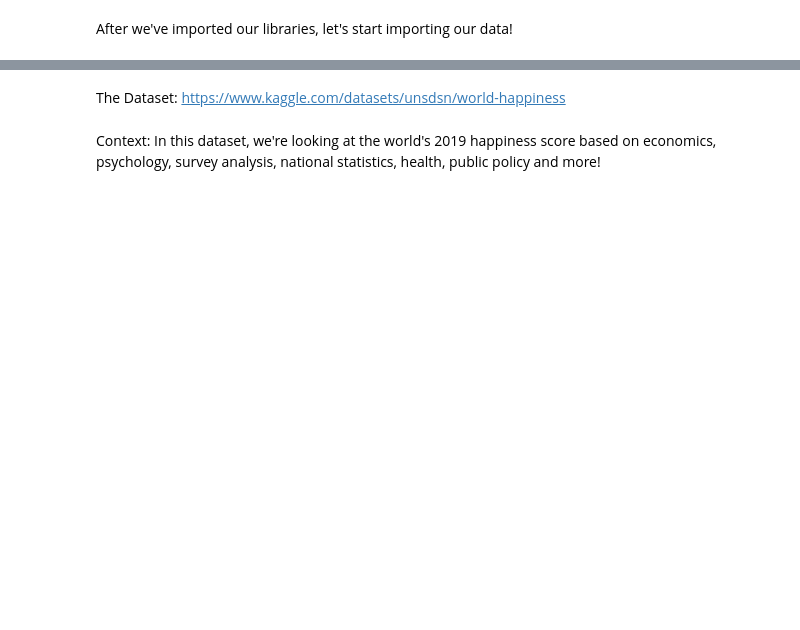
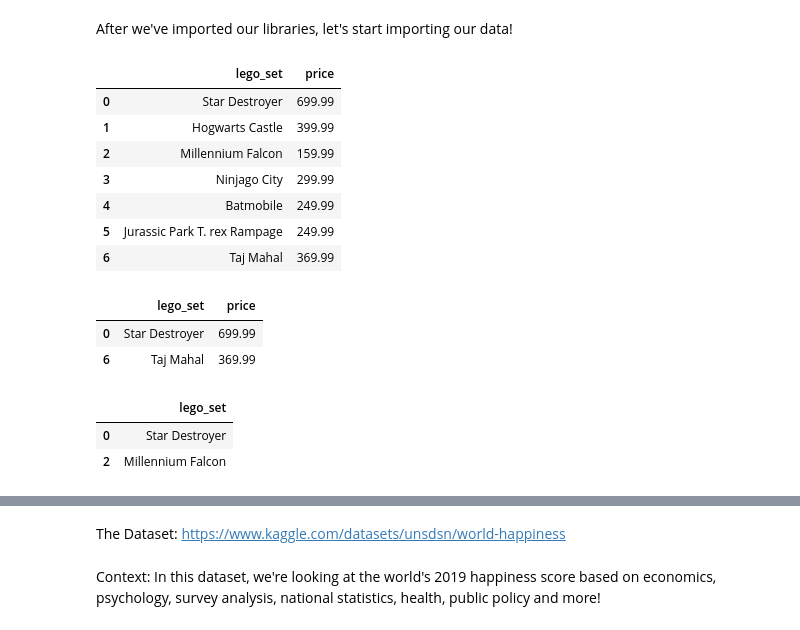
Before and after one commit to DSS-Data198/demos, a Jupyter notebook: pandas_demo/Notebook.ipynb, the cells around one changed output, grey strips where cells are left out. Saved outputs shown, nothing was run; the diff lists cells and outputs as text; code cells hidden in the pictures; blank space fills up the shorter version.

```diff
--- a/pandas_demo/Notebook.ipynb
+++ b/pandas_demo/Notebook.ipynb
@@ -14,2 +72,29 @@ import matplotlib.pyplot as plt
 # %% [markdown]
 After we've imported our libraries, let's start importing our data!
+# %%
+# Get rows 0 through 2 (inclusive) and columns 'lego_set' and 'price'.
+# Note the difference in notation and result from the previous example.
+lego_info.loc[0:6, ['lego_set', 'price']]
+# %% [output]
+|  | lego_set | price |
+| 0 | Star Destroyer | 699.99 |
+| 1 | Hogwarts Castle | 399.99 |
+| 2 | Millennium Falcon | 159.99 |
+| 3 | Ninjago City | 299.99 |
+| 4 | Batmobile | 249.99 |
+| 5 | Jurassic Park T. rex Rampage | 249.99 |
+| 6 | Taj Mahal | 369.99 |
+# %%
+# Get rows 0 and 6 and columns lego_set and price.
+lego_info.loc[[0, 6], ['lego_set', 'price']]
+# %% [output]
+|  | lego_set | price |
+| 0 | Star Destroyer | 699.99 |
+| 6 | Taj Mahal | 369.99 |
+# %%
+# Get rows 0 and 2 and column lego_set.
+lego_info.loc[[0, 2], ['lego_set']]
+# %% [output]
+|  | lego_set |
+| 0 | Star Destroyer |
+| 2 | Millennium Falcon |
```
Also changed, not shown: parts of 21 cells of this notebook, 1 other file.
